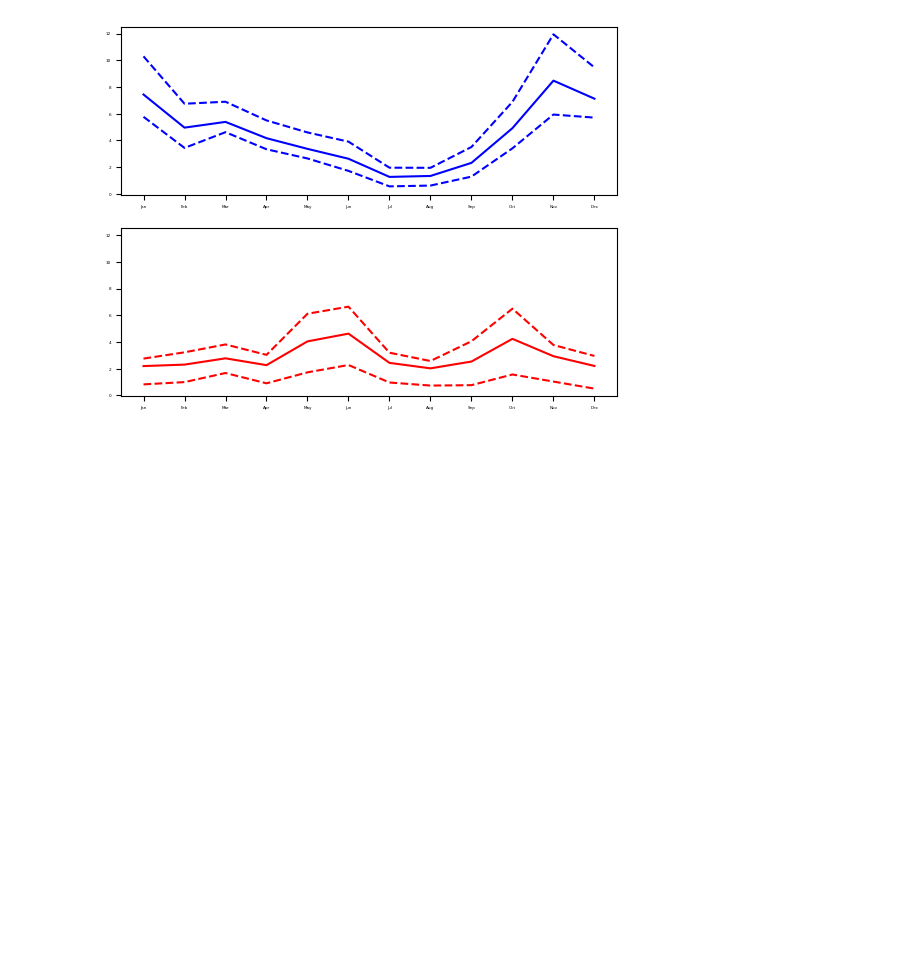
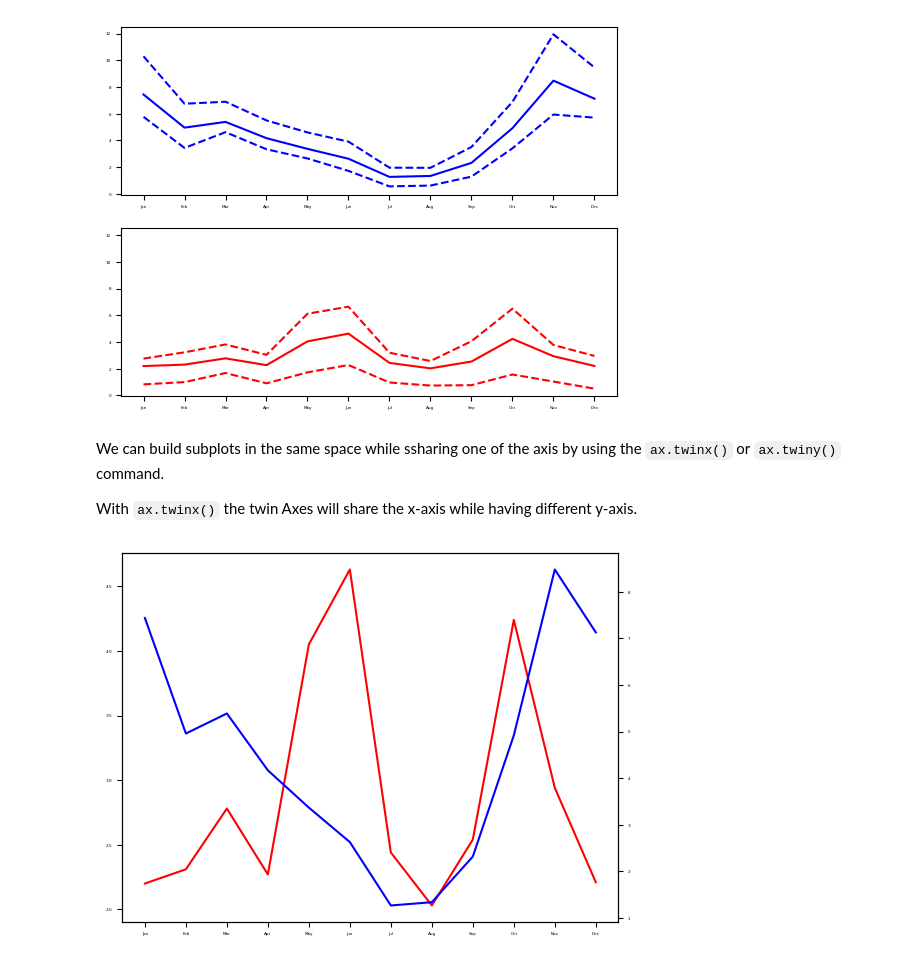
Before and after one commit to andreagolfari/matplotlib_notes, a Jupyter notebook: 00_intro.ipynb, the cells around one changed output. Cells and saved outputs as stored; diff of their text form; code cells hidden in the pictures; blank space fills up the shorter version.

```diff
--- a/00_intro.ipynb
+++ b/00_intro.ipynb
@@ -177,3 +177,22 @@ ax[1].plot(austin_weather['MONTH'], austin_weather['MLY-PRCP-75PCTL'], color = '
 plt.show()
 # %% [output]
 [figure]
+# %% [markdown]
+We can build subplots in the same space while ssharing one of the axis by using the `ax.twinx()` or `ax.twiny()` command.
+
+With `ax.twinx()` the twin Axes will share the x-axis while having different y-axis.
+# %%
+# Initalize a Figure and Axes
+fig, ax = plt.subplots()
+
+# Plot the CO2 variable in blue
+ax.plot(austin_weather['MONTH'], austin_weather["MLY-PRCP-NORMAL"], color='red')
+
+# Create a twin Axes that shares the x-axis
+ax2 = ax.twinx()
+
+ax2.plot(seattle_weather['MONTH'], seattle_weather["MLY-PRCP-NORMAL"], color = 'blue')
+
+plt.show()
+# %% [output]
+[figure, added]
```
Also changed, not shown: parts of 2 cells of this notebook.
